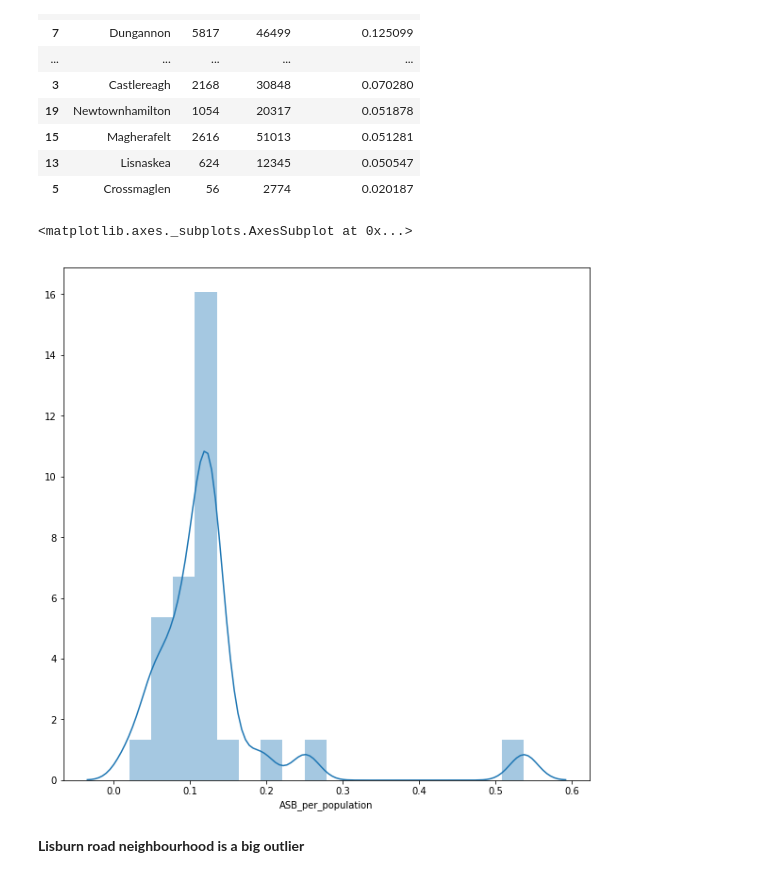
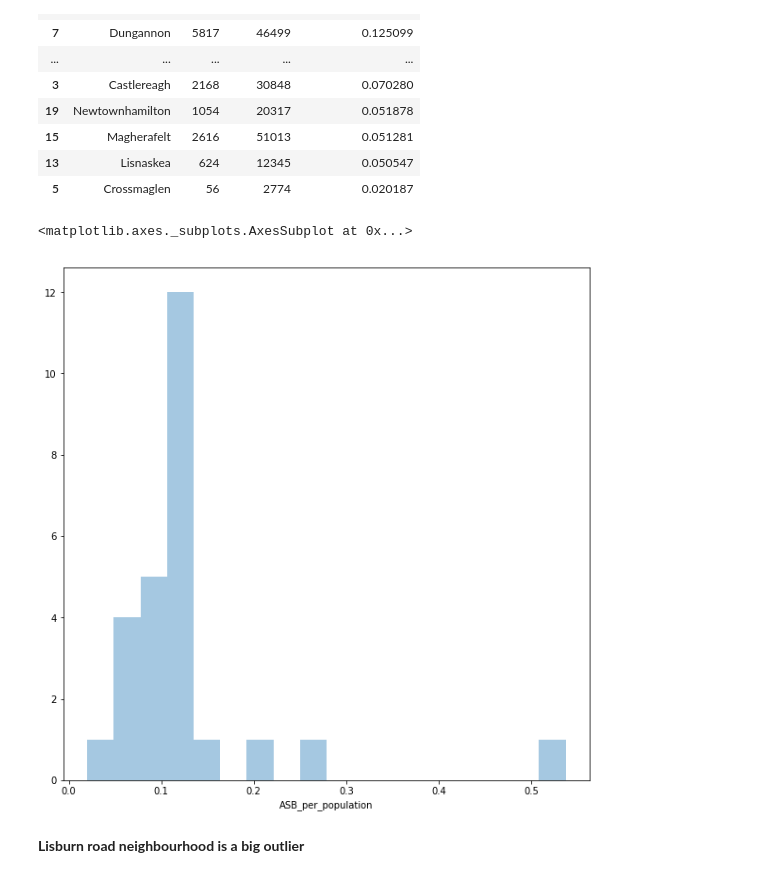
Before and after one commit to JBailey96/PSNI-Crime-Data-EDA, a Jupyter notebook: Crime EDA.ipynb, the cells around one changed output. Drawn from its saved outputs; the diff is of its cells as text; code cells hidden in the pictures.

```diff
--- a/Crime EDA.ipynb
+++ b/Crime EDA.ipynb
@@ -743,10 +814,10 @@ grouped_asb_neighbourhood.sort_values(by=['ASB_per_population'], ascending=False
 | 5 | Crossmaglen | 56 | 2774 | 0.020187 |
 # %%
 plt.figure(figsize=(10,10))
-sb.distplot(grouped_asb_neighbourhood['ASB_per_population'])
+sb.distplot(grouped_asb_neighbourhood['ASB_per_population'], kde=False)
 # %% [output]
 <matplotlib.axes._subplots.AxesSubplot at 0x...>
-[figure, old version]
+[figure, new version]
 # %% [markdown]
 <b> Lisburn road neighbourhood is a big outlier </b>
 # %%
```
Also changed, not shown: parts of 27 cells of this notebook, 2 other files.
